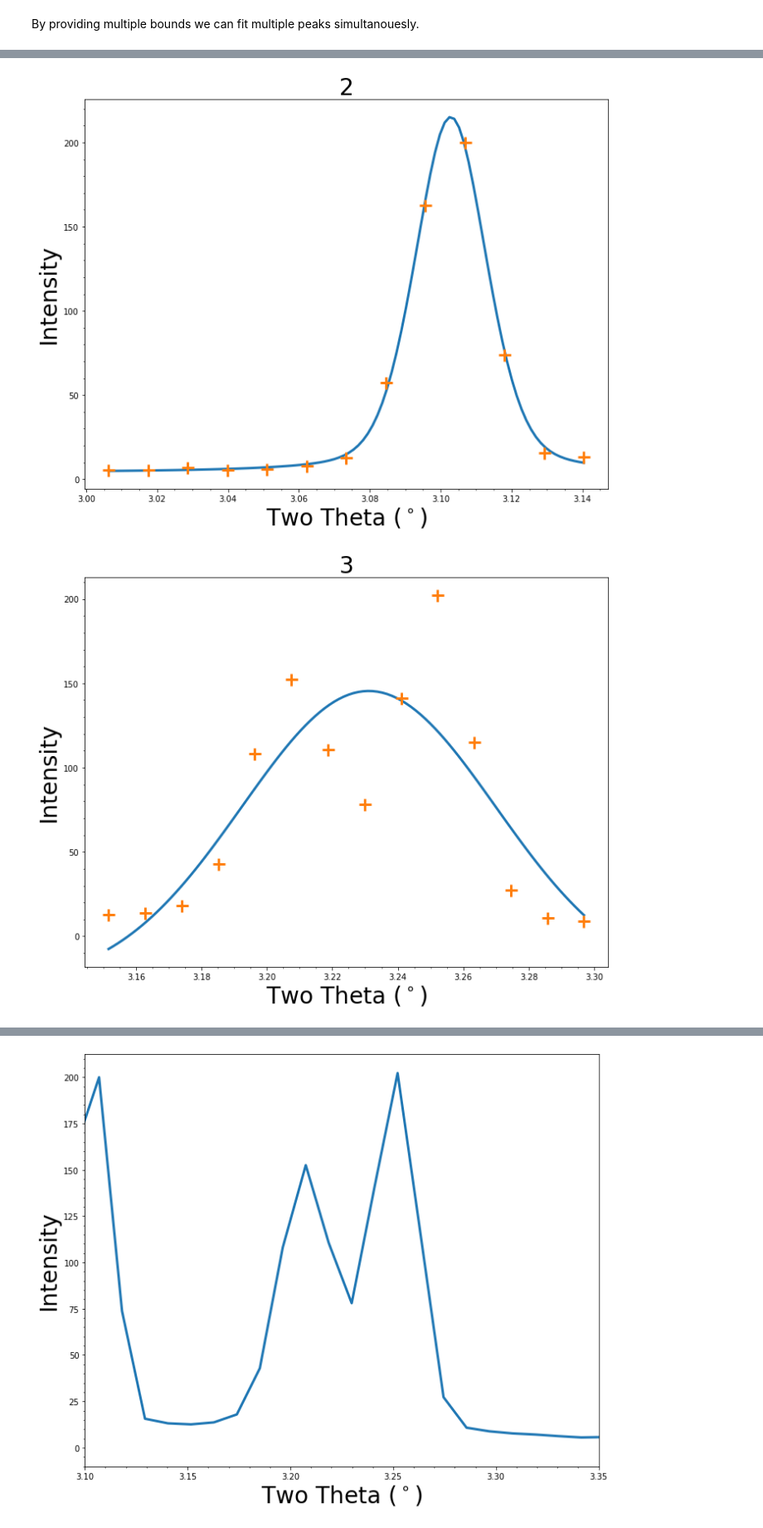
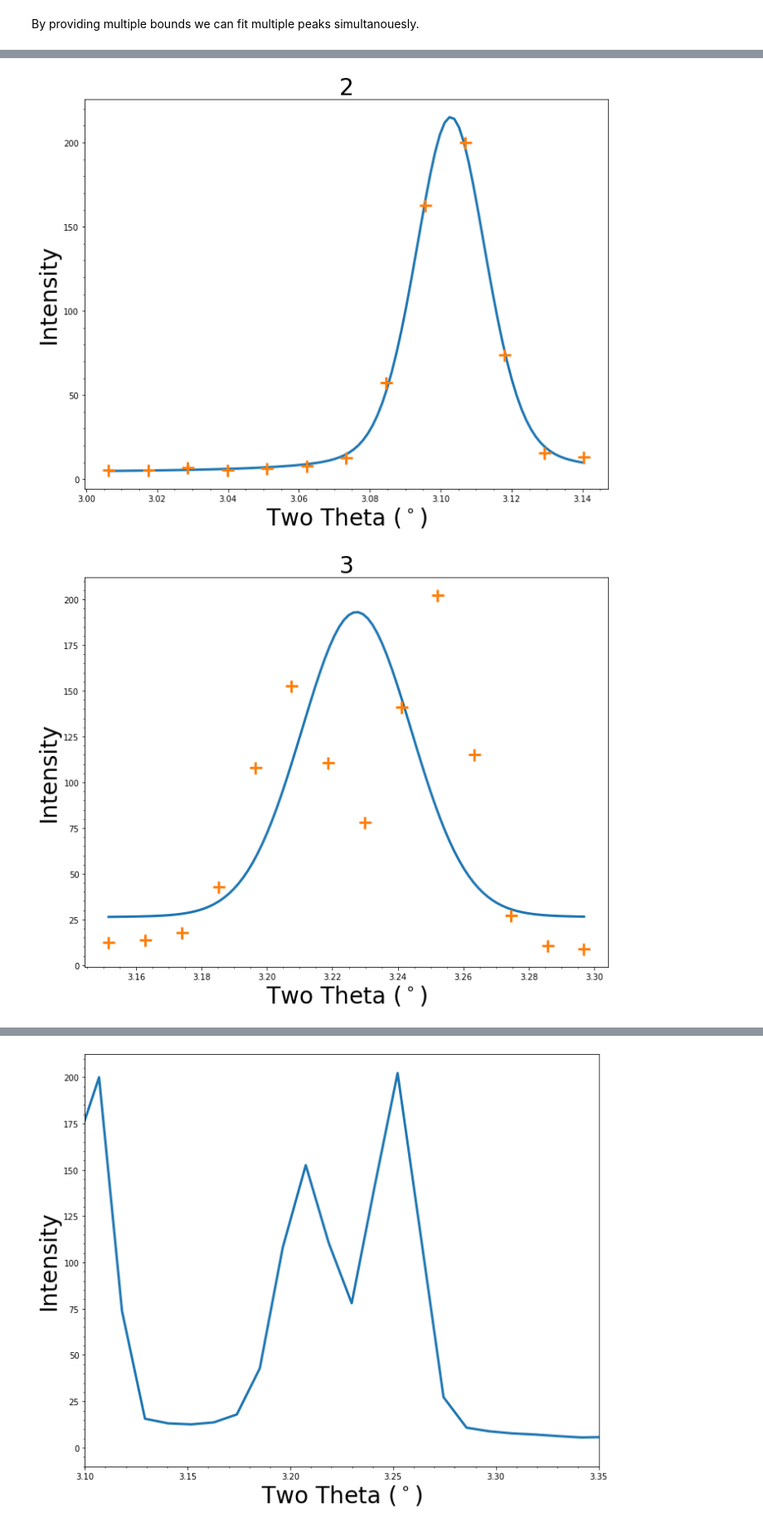
Before and after one commit to LightForm-group/xrdfit, a Jupyter notebook: example_analysis_workflow.ipynb, the cells around one changed output, grey strips where cells are left out. Shown: that part at 83% size. Saved outputs shown, nothing was run; the diff lists cells and outputs as text; code cells hidden in the pictures.

```diff
--- a/example_analysis_workflow.ipynb
+++ b/example_analysis_workflow.ipynb
@@ -25,7 +25,7 @@ To do fitting, the data must be loaded into a `FitPeak` instance. In this case w
 Note that in DAWN, the right hand side of the diffraction image is defined as 0 degrees and this number increases clockwise. This means that, column 1 is the right hand cake at -5 to 5 deg if using 10 deg slices i.e. in DAWN (-5,355).
 Column 0 is the two-theta data in the file.
 # %%
-spectral_data = diamond_functions.FitSingletPeak(file_path, cake=1)
+spectral_data = diamond_functions.FitPeak(file_path, cake=1)
 # %% [markdown]
 The data from the file has been loaded into the FitCake object. We can then use the `plot_spectrum` method to plot the entire spectrum:
 # %%
@@ -49,7 +51,7 @@ We also need to specify some fitting parameters using a `PeakParams` object. For
 # %%
 peak_bounds = [(2.8, 2.9)]
 peak_labels = ['(10-10)']
-peak_params = [PeakParams()]
+peak_params = [[PeakParams()]]
 # %% [markdown]
 The method `fit_peaks` fits the specified peaks.
 # %%
@@ -122,13 +124,13 @@ By providing multiple bounds we can fit multiple peaks simultanouesly.
 # %%
 peak_bounds = [(2.8, 2.9), (3.0, 3.15), (3.15, 3.3), (4.1, 4.3)]
 peak_labels = ['1', '2', '3', '4']
-peak_params = [PeakParams()] * 4
+peak_params = [[PeakParams()], [PeakParams()], [PeakParams()], [PeakParams()]]
 spectral_data.fit_peaks(peak_labels, peak_bounds, peak_params)
 
 for label in peak_labels:
     spectral_data.plot_fit(label)
 # %% [output]
 [figure]
 [figure]
-[figure, old version]
+[figure, new version]
 [figure]
```
Also changed, not shown: parts of 14 cells of this notebook, 1 other file.
